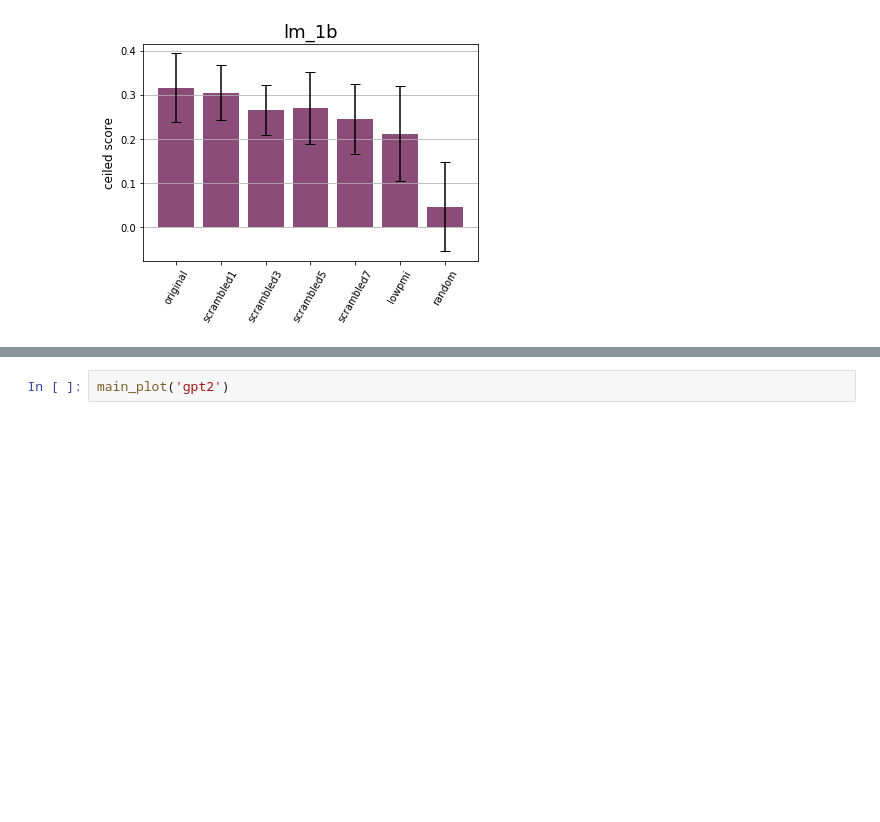
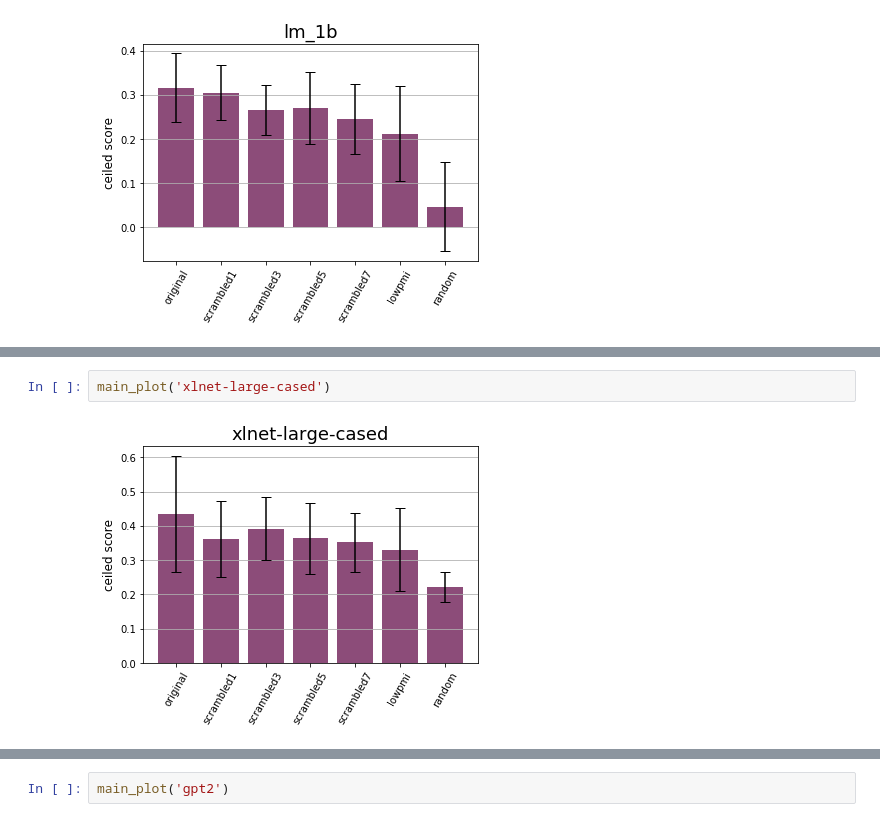
Before and after one commit to eghbalhosseini/neural-nlp-1, a Jupyter notebook: neural_nlp/analyze/neural-scrambled/match-to-brain.ipynb, the cells around one changed output, grey strips where cells are left out. Drawn from its saved outputs; the diff is of its cells as text; blank space fills up the shorter version.

```diff
--- a/neural_nlp/analyze/neural-scrambled/match-to-brain.ipynb
+++ b/neural_nlp/analyze/neural-scrambled/match-to-brain.ipynb
@@ -147,0 +146,4 @@ print(distilgpt2_scores_df)
+# %%
+main_plot('xlnet-large-cased')
+# %% [output]
+[figure, added]
```
Also changed, not shown: parts of 28 cells of this notebook, 2 other files.
